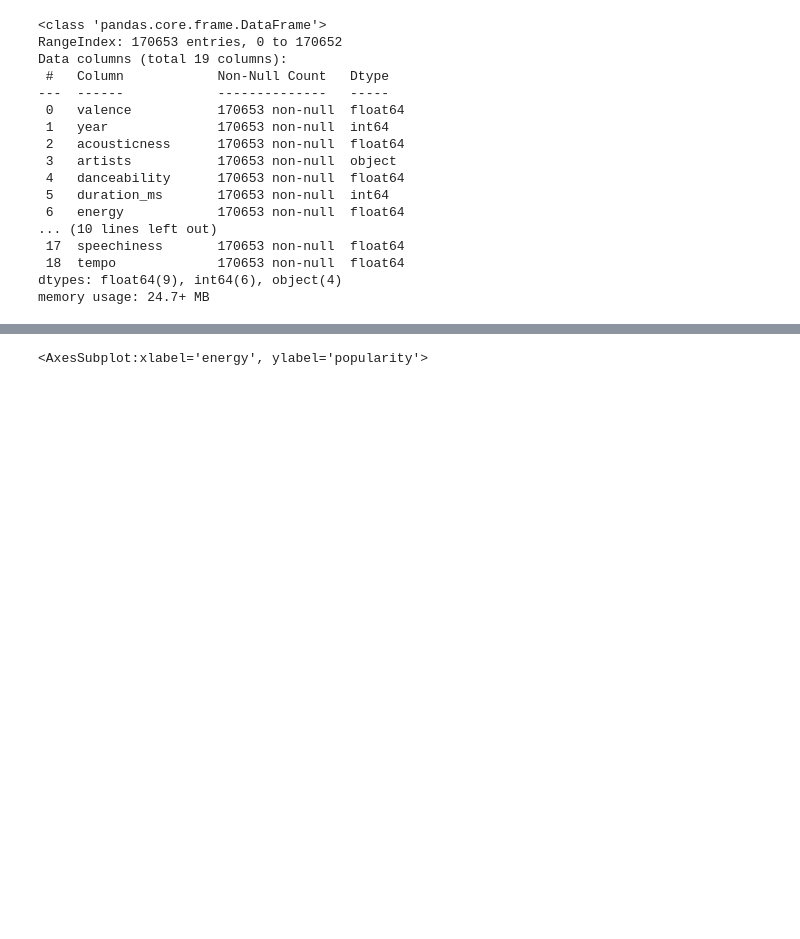
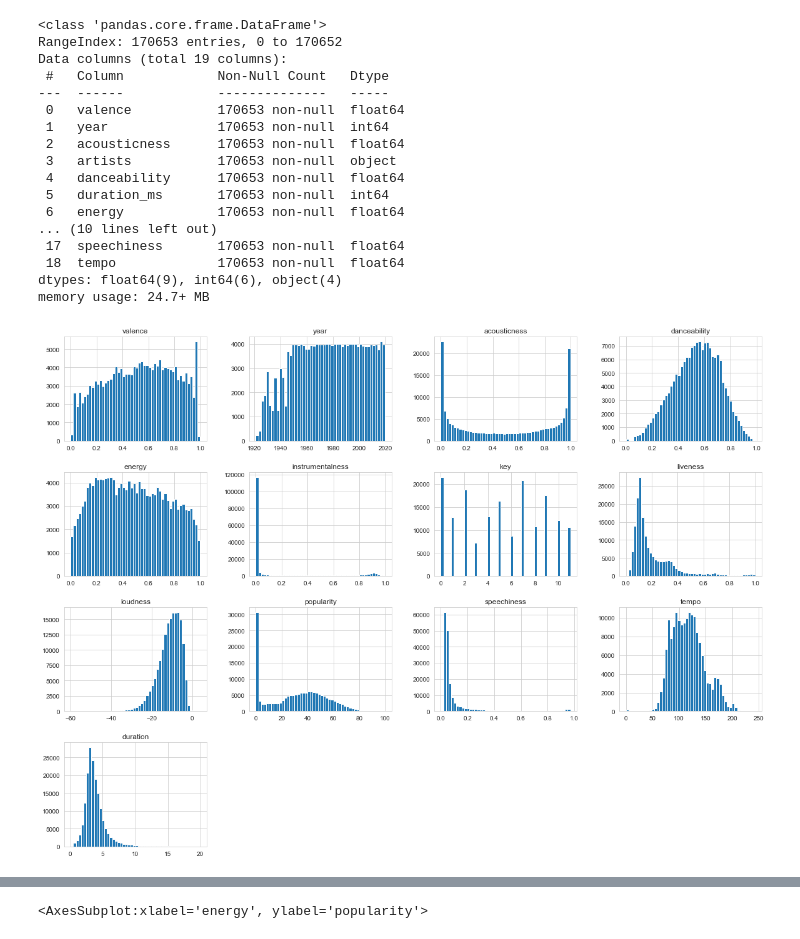
Before and after one commit to TalSomech/Data-Sc-101, a Jupyter notebook: regression 2.ipynb, the cells around one changed output, grey strips where cells are left out. Drawn from its saved outputs; the diff is of its cells as text; code cells hidden in the pictures; blank space fills up the shorter version.

```diff
--- a/regression 2.ipynb
+++ b/regression 2.ipynb
@@ -44,5 +44,10 @@ Data columns (total 19 columns):
  18  tempo             170653 non-null  float64
 dtypes: float64(9), int64(6), object(4)
 memory usage: 24.7+ MB
+# %%
+df.hist(bins=50,figsize=(20,15))
+plt.show()
+# %% [output]
+[figure, added]
 # %%
 df.describe()
```
Also changed, not shown: parts of 16 cells of this notebook, 1 other file.
